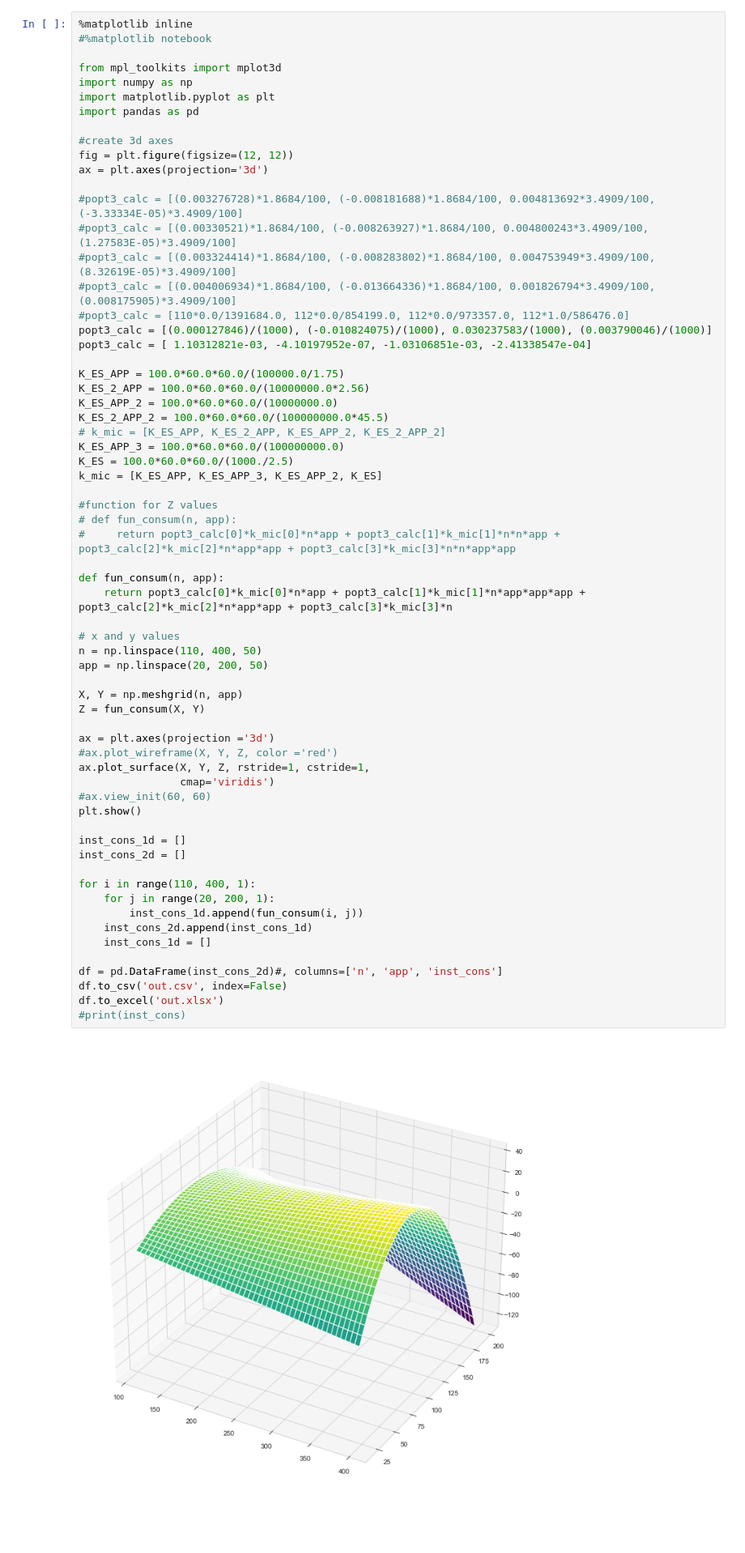
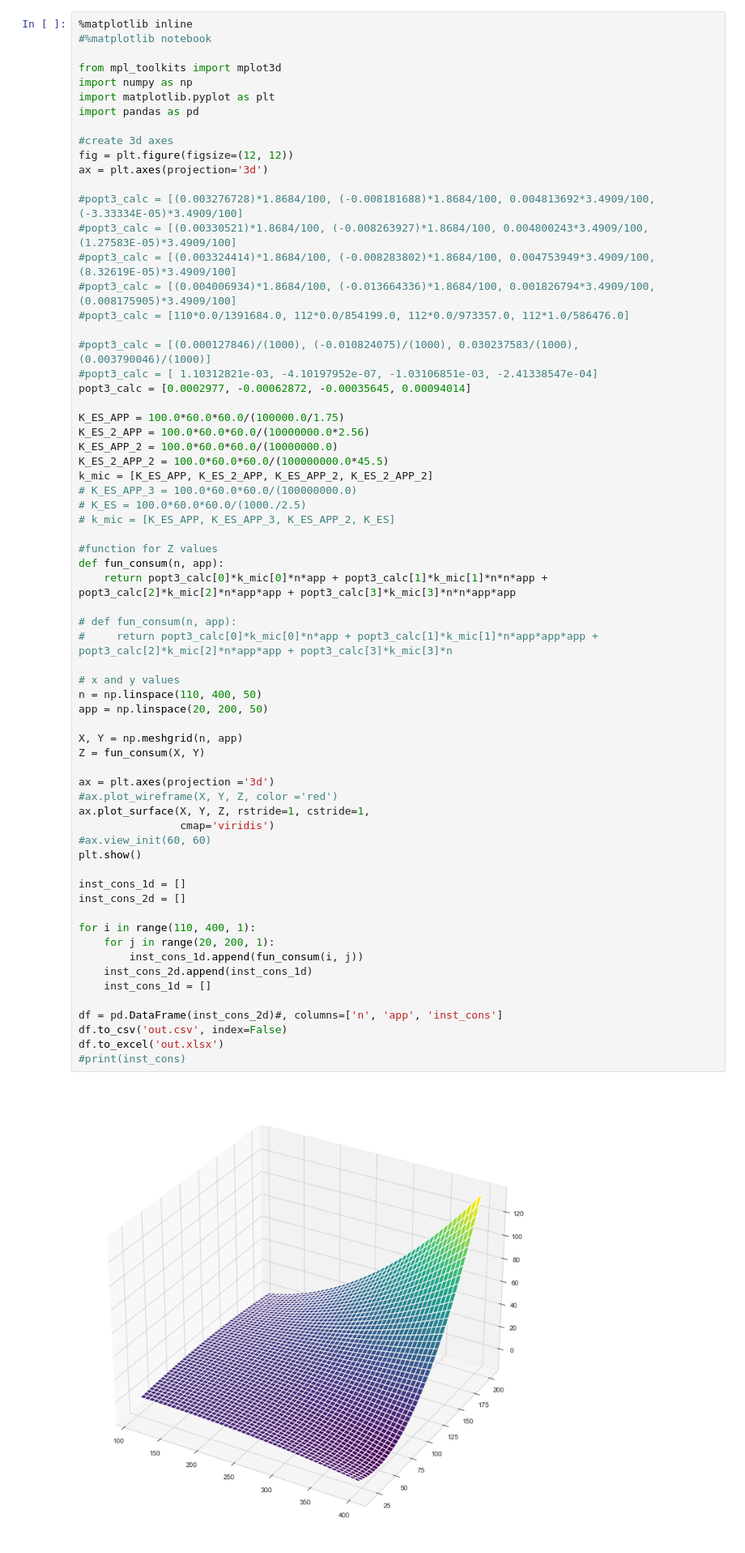
Before and after one commit to zhenux/avtocan_analysis, a Jupyter notebook: fun_3d.ipynb, the cells around one changed output. Shown: that part at 81% size. Saved outputs shown, nothing was run; the diff lists cells and outputs as text; blank space fills up the shorter version.

```diff
--- a/fun_3d.ipynb
+++ b/fun_3d.ipynb
@@ -16,54 +16,56 @@ ax = plt.axes(projection='3d')
 #popt3_calc = [(0.003324414)*1.8684/100, (-0.008283802)*1.8684/100, 0.004753949*3.4909/100, (8.32619E-05)*3.4909/100]
 #popt3_calc = [(0.004006934)*1.8684/100, (-0.013664336)*1.8684/100, 0.001826794*3.4909/100, (0.008175905)*3.4909/100]
 #popt3_calc = [110*0.0/1391684.0, 112*0.0/854199.0, 112*0.0/973357.0, 112*1.0/586476.0]
-popt3_calc = [(0.000127846)/(1000), (-0.010824075)/(1000), 0.030237583/(1000), (0.003790046)/(1000)]
-popt3_calc = [ 1.10312821e-03, -4.10197952e-07, -1.03106851e-03, -2.41338547e-04]
+
+#popt3_calc = [(0.000127846)/(1000), (-0.010824075)/(1000), 0.030237583/(1000), (0.003790046)/(1000)]
+#popt3_calc = [ 1.10312821e-03, -4.10197952e-07, -1.03106851e-03, -2.41338547e-04]
+popt3_calc = [0.0002977, -0.00062872, -0.00035645, 0.00094014]
 
 K_ES_APP = 100.0*60.0*60.0/(100000.0/1.75)
 K_ES_2_APP = 100.0*60.0*60.0/(10000000.0*2.56)
 K_ES_APP_2 = 100.0*60.0*60.0/(10000000.0)
 K_ES_2_APP_2 = 100.0*60.0*60.0/(100000000.0*45.5)
-# k_mic = [K_ES_APP, K_ES_2_APP, K_ES_APP_2, K_ES_2_APP_2]
-K_ES_APP_3 = 100.0*60.0*60.0/(100000000.0)
-K_ES = 100.0*60.0*60.0/(1000./2.5)
-k_mic = [K_ES_APP, K_ES_APP_3, K_ES_APP_2, K_ES]
+k_mic = [K_ES_APP, K_ES_2_APP, K_ES_APP_2, K_ES_2_APP_2]
+# K_ES_APP_3 = 100.0*60.0*60.0/(100000000.0)
+# K_ES = 100.0*60.0*60.0/(1000./2.5)
+# k_mic = [K_ES_APP, K_ES_APP_3, K_ES_APP_2, K_ES]
 
 #function for Z values
+def fun_consum(n, app):
+    return popt3_calc[0]*k_mic[0]*n*app + popt3_calc[1]*k_mic[1]*n*n*app + popt3_calc[2]*k_mic[2]*n*app*app + popt3_calc[3]*k_mic[3]*n*n*app*app
+
 # def fun_consum(n, app):
-#     return popt3_calc[0]*k_mic[0]*n*app + popt3_calc[1]*k_mic[1]*n*n*app + popt3_calc[2]*k_mic[2]*n*app*app + popt3_calc[3]*k_mic[3]*n*n*app*app
-
-def fun_consum(n, app):
-    return popt3_calc[0]*k_mic[0]*n*app + popt3_calc[1]*k_mic[1]*n*app*app*app + popt3_calc[2]*k_mic[2]*n*app*app + popt3_calc[3]*k_mic[3]*n
+#     return popt3_calc[0]*k_mic[0]*n*app + popt3_calc[1]*k_mic[1]*n*app*app*app + popt3_calc[2]*k_mic[2]*n*app*app + popt3_calc[3]*k_mic[3]*n
 
 # x and y values
 n = np.linspace(110, 400, 50)
 app = np.linspace(20, 200, 50)
 
 X, Y = np.meshgrid(n, app)
 Z = fun_consum(X, Y)
 
 ax = plt.axes(projection ='3d')
 #ax.plot_wireframe(X, Y, Z, color ='red')
 ax.plot_surface(X, Y, Z, rstride=1, cstride=1,
                 cmap='viridis')
 #ax.view_init(60, 60)
 plt.show()
 
 inst_cons_1d = []
 inst_cons_2d = []
 
 for i in range(110, 400, 1):
     for j in range(20, 200, 1):
         inst_cons_1d.append(fun_consum(i, j))
     inst_cons_2d.append(inst_cons_1d)
     inst_cons_1d = []
 
 df = pd.DataFrame(inst_cons_2d)#, columns=['n', 'app', 'inst_cons']
 df.to_csv('out.csv', index=False)
 df.to_excel('out.xlsx')
 #print(inst_cons)
 # %% [output]
-[figure, old version]
+[figure, new version]
 # %%
 import math
 print(math.lcm(58,70))
```
Also changed, not shown: 4 other files.
